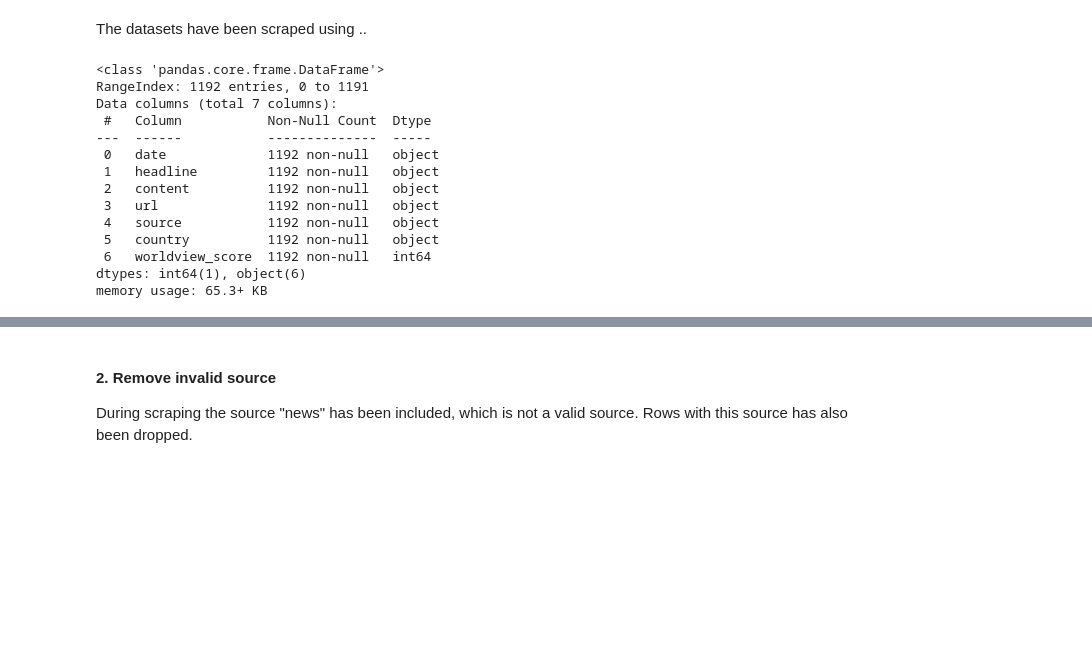
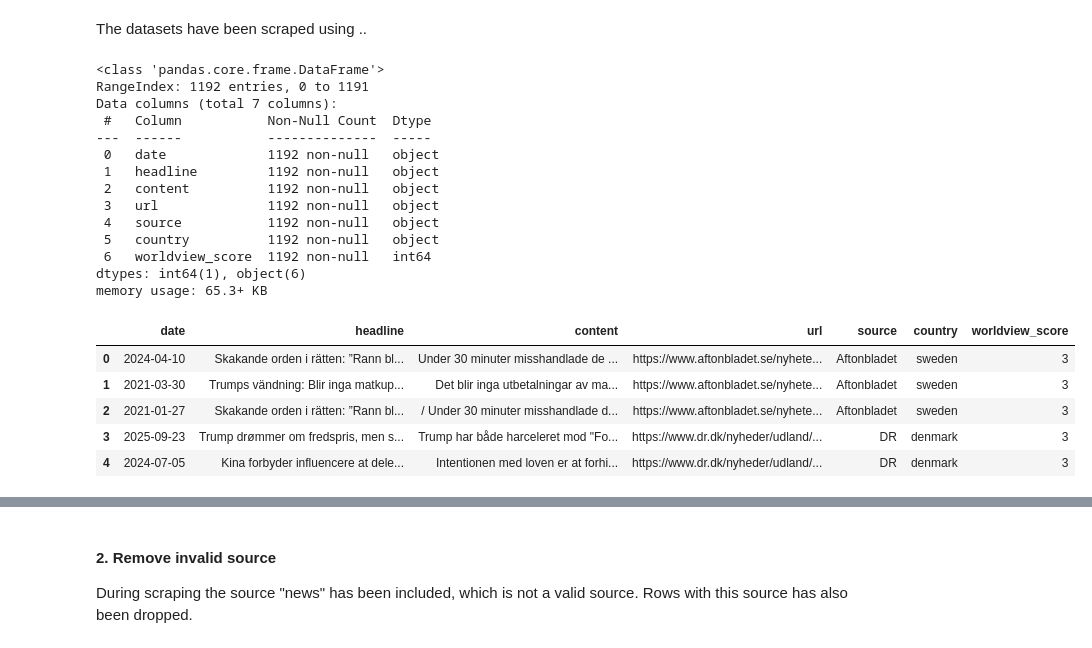
Before and after one commit to malinhauglandh/scandinavian-news-articles, a Jupyter notebook: news-articles.ipynb, the cells around one changed output, grey strips where cells are left out. Saved outputs shown, nothing was run; the diff lists cells and outputs as text; code cells hidden in the pictures; blank space fills up the shorter version.

```diff
--- a/news-articles.ipynb
+++ b/news-articles.ipynb
@@ -14,25 +14,31 @@ The datasets have been scraped using ..
 # %%
 news_articles = pd.read_csv('data/articles.csv')
 
 # information about the dataset
-news_articles.head(10)
 news_articles.shape[0]
 news_articles.info()
+news_articles.head(5)
 # %% [output]
 <class 'pandas.core.frame.DataFrame'>
 RangeIndex: 1192 entries, 0 to 1191
 Data columns (total 7 columns):
  #   Column           Non-Null Count  Dtype
 ---  ------           --------------  -----
  0   date             1192 non-null   object
  1   headline         1192 non-null   object
  2   content          1192 non-null   object
  3   url              1192 non-null   object
  4   source           1192 non-null   object
  5   country          1192 non-null   object
  6   worldview_score  1192 non-null   int64
 dtypes: int64(1), object(6)
 memory usage: 65.3+ KB
+|  | date | headline | content | url | source | country | worldview_score |
+| 0 | 2024-04-10 | Skakande orden i rätten: ”Rann bl... | Under 30 minuter misshandlade de ... | https://www.aftonbladet.se/nyhete... | Aftonbladet | sweden | 3 |
+| 1 | 2021-03-30 | Trumps vändning: Blir inga matkup... | Det blir inga utbetalningar av ma... | https://www.aftonbladet.se/nyhete... | Aftonbladet | sweden | 3 |
+| 2 | 2021-01-27 | Skakande orden i rätten: ”Rann bl... | / Under 30 minuter misshandlade d... | https://www.aftonbladet.se/nyhete... | Aftonbladet | sweden | 3 |
+| 3 | 2025-09-23 | Trump drømmer om fredspris, men s... | Trump har både harceleret mod "Fo... | https://www.dr.dk/nyheder/udland/... | DR | denmark | 3 |
+| 4 | 2024-07-05 | Kina forbyder influencere at dele... | Intentionen med loven er at forhi... | https://www.dr.dk/nyheder/udland/... | DR | denmark | 3 |
 # %% [markdown]
 ### ***Preprocessing Steps***
 
```
Also changed, not shown: parts of 20 cells of this notebook.
